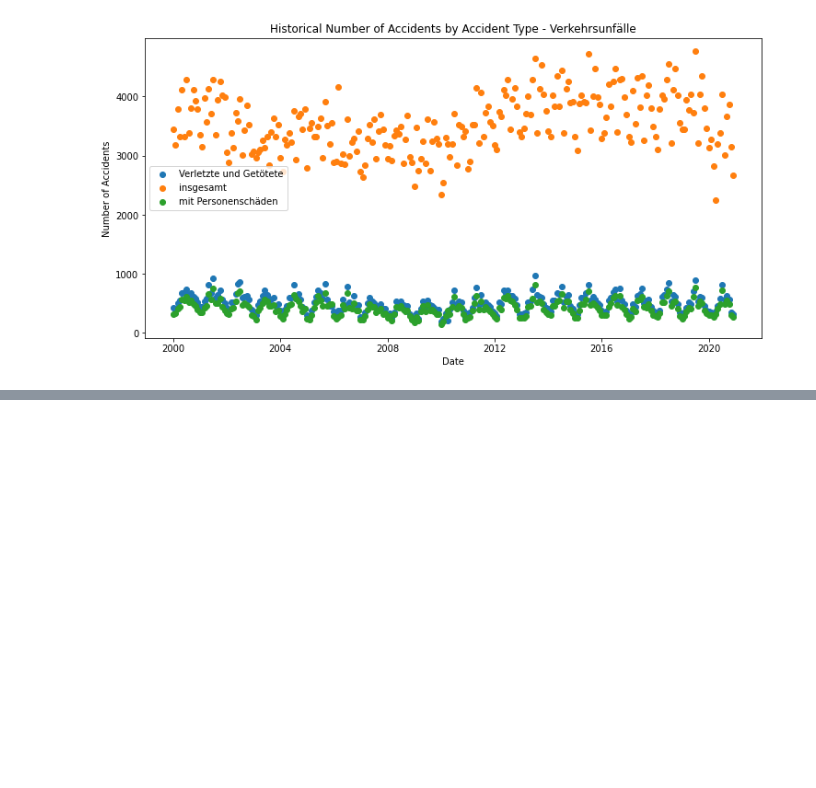
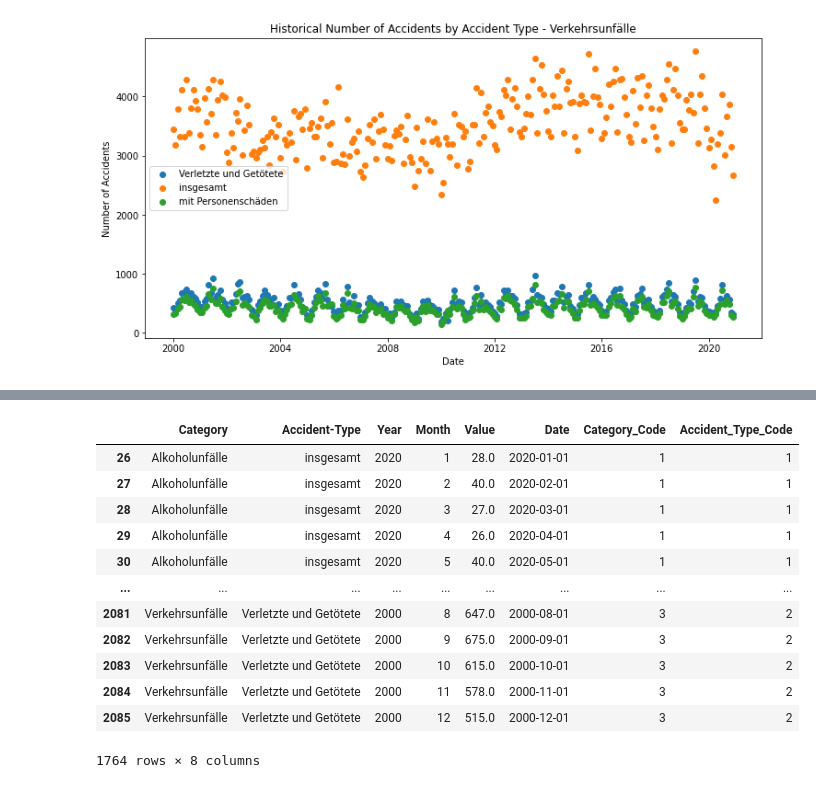
Before and after one commit to ashwinsathish/DPS_task, a Jupyter notebook: Acc_Prediction.ipynb, the cells around one changed output, grey strips where cells are left out. Saved outputs shown, nothing was run; the diff lists cells and outputs as text; code cells hidden in the pictures; blank space fills up the shorter version.

Commit message:
Encoded Category and Accident-Type

```diff
--- a/Acc_Prediction.ipynb
+++ b/Acc_Prediction.ipynb
@@ -229,0 +232,4 @@ for category in categories:
+# %%
+# creating 2 new columns to encode Catgeory and Accident-Type
+df2['Category_Code'] = pd.factorize(df2['Category'])[0] + 1
+df2['Accident_Type_Code'] = pd.factorize(df2['Accident-Type'])[0] + 1
@@ -229,0 +247,16 @@ for category in categories:
+# %%
+df2
+# %% [output]
+|  | Category | Accident-Type | Year | Month | Value | Date | Category_Code | Accident_Type_Code |
+| 26 | Alkoholunfälle | insgesamt | 2020 | 1 | 28.0 | 2020-01-01 | 1 | 1 |
+| 27 | Alkoholunfälle | insgesamt | 2020 | 2 | 40.0 | 2020-02-01 | 1 | 1 |
+| 28 | Alkoholunfälle | insgesamt | 2020 | 3 | 27.0 | 2020-03-01 | 1 | 1 |
+| 29 | Alkoholunfälle | insgesamt | 2020 | 4 | 26.0 | 2020-04-01 | 1 | 1 |
+| 30 | Alkoholunfälle | insgesamt | 2020 | 5 | 40.0 | 2020-05-01 | 1 | 1 |
+| ... | ... | ... | ... | ... | ... | ... | ... | ... |
+| 2081 | Verkehrsunfälle | Verletzte und Getötete | 2000 | 8 | 647.0 | 2000-08-01 | 3 | 2 |
+| 2082 | Verkehrsunfälle | Verletzte und Getötete | 2000 | 9 | 675.0 | 2000-09-01 | 3 | 2 |
+| 2083 | Verkehrsunfälle | Verletzte und Getötete | 2000 | 10 | 615.0 | 2000-10-01 | 3 | 2 |
+| 2084 | Verkehrsunfälle | Verletzte und Getötete | 2000 | 11 | 578.0 | 2000-11-01 | 3 | 2 |
+| 2085 | Verkehrsunfälle | Verletzte und Getötete | 2000 | 12 | 515.0 | 2000-12-01 | 3 | 2 |
+1764 rows × 8 columns
```
Also changed, not shown: parts of 4 cells of this notebook.
